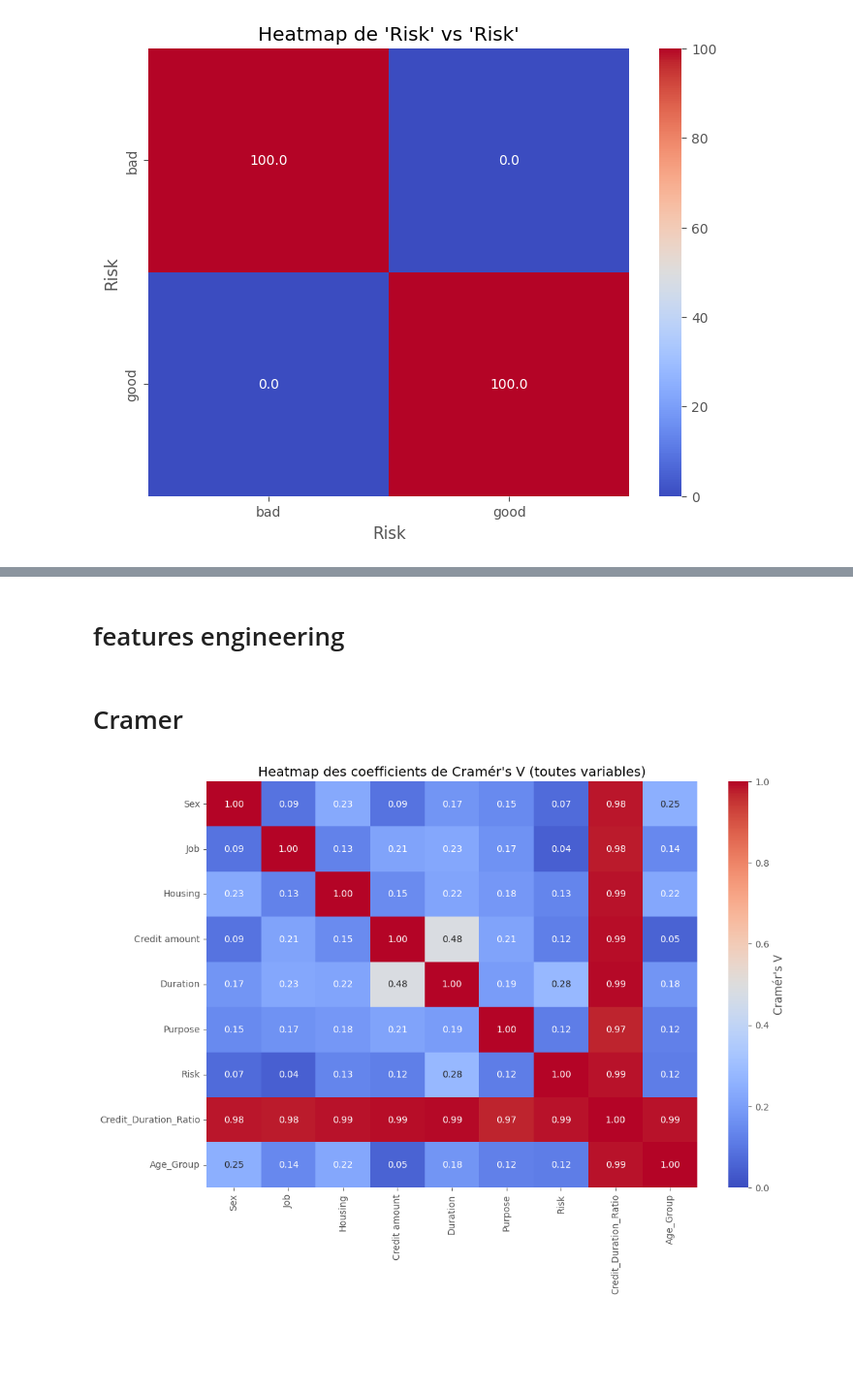
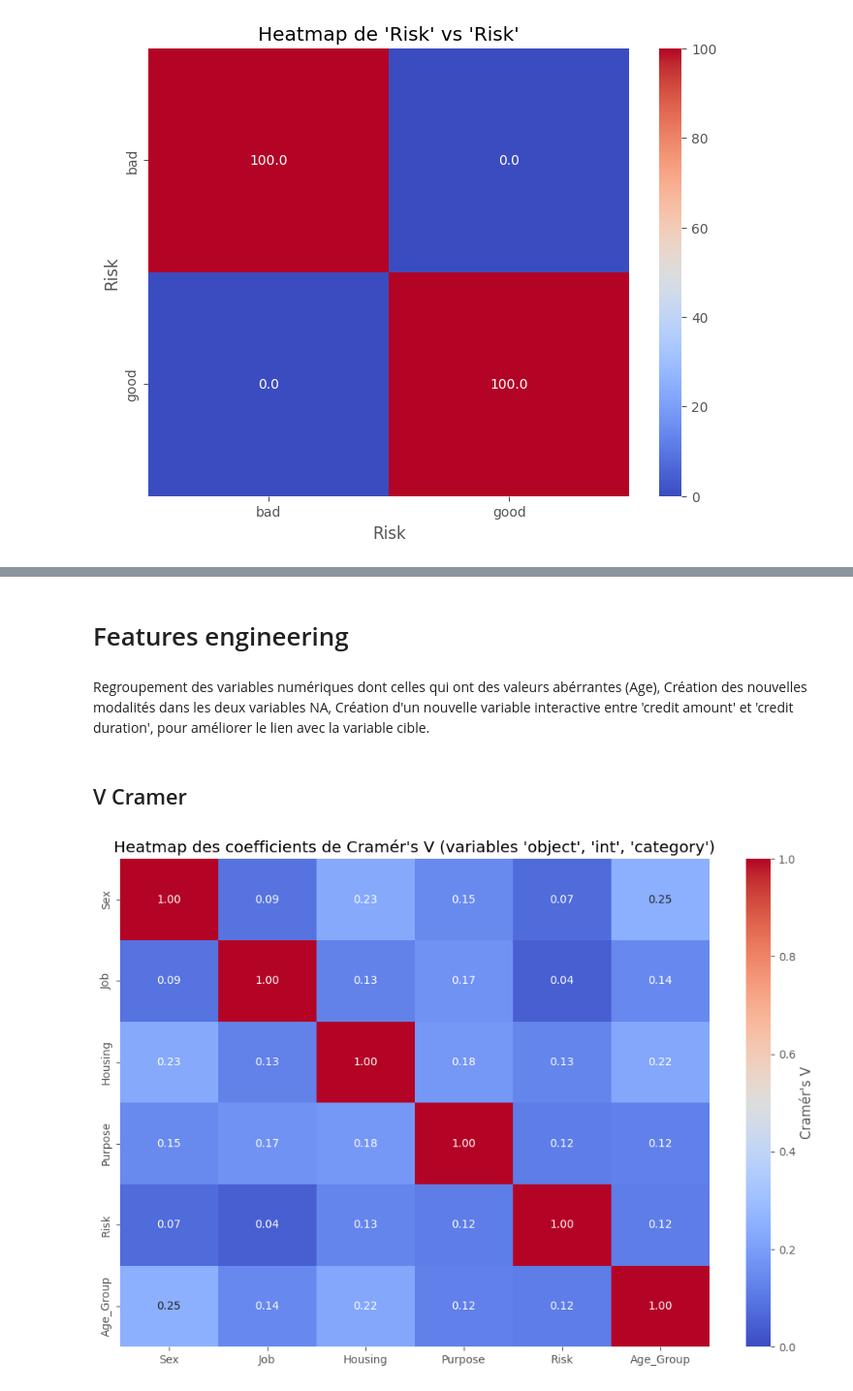
Before and after one commit to DaWadyDD/Projet-MLOPS24, a Jupyter notebook: notebooks/data exploration.ipynb, the cells around one changed output, grey strips where cells are left out. Shown at 97% size. Cells and saved outputs as stored; diff of their text form; code cells hidden in the pictures; blank space fills up the shorter version.

```diff
--- a/notebooks/data exploration.ipynb
+++ b/notebooks/data exploration.ipynb
@@ -11,0 +24,5 @@ from forcast import encode_target, split_data, evaluate_model, cross_validate, p
+# %%
+print(RAW_DATA_DIR)
+
+
+df = extract(RAW_DATA_DIR, 'prefix')
@@ -217,5 +322,7 @@ dtype: float64
 # %% [markdown]
-# features engineering
+# Features engineering
+# %% [markdown]
+Regroupement des variables numériques dont celles qui ont des valeurs abérrantes (Age), Création des nouvelles modalités dans les deux variables NA, Création d'un nouvelle variable interactive entre 'credit amount' et 'credit duration', pour améliorer le lien avec la variable cible.
 # %%
 df['Saving accounts'] = df['Saving accounts'].fillna('No savings')
 
@@ -232,12 +339,5 @@ df['Credit_Duration_Ratio'] = df['Credit amount'] / df['Duration']
 # Définir les tranches d'âge
 df['Age_Group'] = pd.cut(df['Age'], bins=[20, 30, 40, float('inf')], labels=['Young', 'Adults', 'Mature-Seniors'], right=False)
 
-
-df['Credit amount'] = pd.cut(
-    df['Credit amount'],
-    bins=[0, 2500, 5000, float('inf')],
-    labels=['Small', 'Moderate', 'Big']
-)
-
-
-df.drop(columns=['Checking account', 'Saving accounts', 'Age'], inplace=True)
+#Suppresion des variables inutiles
+df.drop(columns=['Checking account', 'Saving accounts', 'Age', 'Duration','Credit amount'], inplace=True)
@@ -244,37 +349,37 @@ df.drop(columns=['Checking account', 'Saving accounts', 'Age'], inplace=True)
 # %% [markdown]
-# Cramer
+## V Cramer
 # %%
 # Fonction pour calculer Cramér's V
 def cramers_v(confusion_matrix):
     chi2, _, _, _ = chi2_contingency(confusion_matrix)
     n = confusion_matrix.sum().sum()
     return np.sqrt(chi2 / (n * (min(confusion_matrix.shape) - 1)))
 
-# Utilisation de toutes les variables du DataFrame
-all_vars = df.columns
+# Filtrer les variables de types 'object', 'int' et 'category'
+selected_vars = df.select_dtypes(include=['object', 'int64', 'category']).columns
 
-# Calcul de Cramér's V entre chaque paire de variables
+# Calcul de Cramér's V entre chaque paire de variables sélectionnées
 cramers_v_matrix = []
 
-for var1 in all_vars:
+for var1 in selected_vars:
     row = []
-    for var2 in all_vars:
+    for var2 in selected_vars:
         if var1 == var2:
             row.append(1.0)  # Cramér's V est toujours 1 avec soi-même
         else:
             # Calcul de Cramér's V
             confusion_matrix = pd.crosstab(df[var1], df[var2])
             v = cramers_v(confusion_matrix)
             row.append(v)
     cramers_v_matrix.append(row)
 
 # Convertir en DataFrame pour une meilleure lisibilité
-cramers_v_df = pd.DataFrame(cramers_v_matrix, columns=all_vars, index=all_vars)
+cramers_v_df = pd.DataFrame(cramers_v_matrix, columns=selected_vars, index=selected_vars)
 
 # Affichage de la heatmap pour Cramér's V
 plt.figure(figsize=(12, 8))
 sns.heatmap(cramers_v_df, annot=True, cmap="coolwarm", fmt=".2f", cbar_kws={'label': "Cramér's V"}, vmin=0, vmax=1)
-plt.title("Heatmap des coefficients de Cramér's V (toutes variables)")
+plt.title("Heatmap des coefficients de Cramér's V (variables 'object', 'int', 'category')")
 plt.show()
 # %% [output]
-[figure, old version]
+[figure, new version]
```
Also changed, not shown: parts of 35 cells of this notebook, 7 other files.
